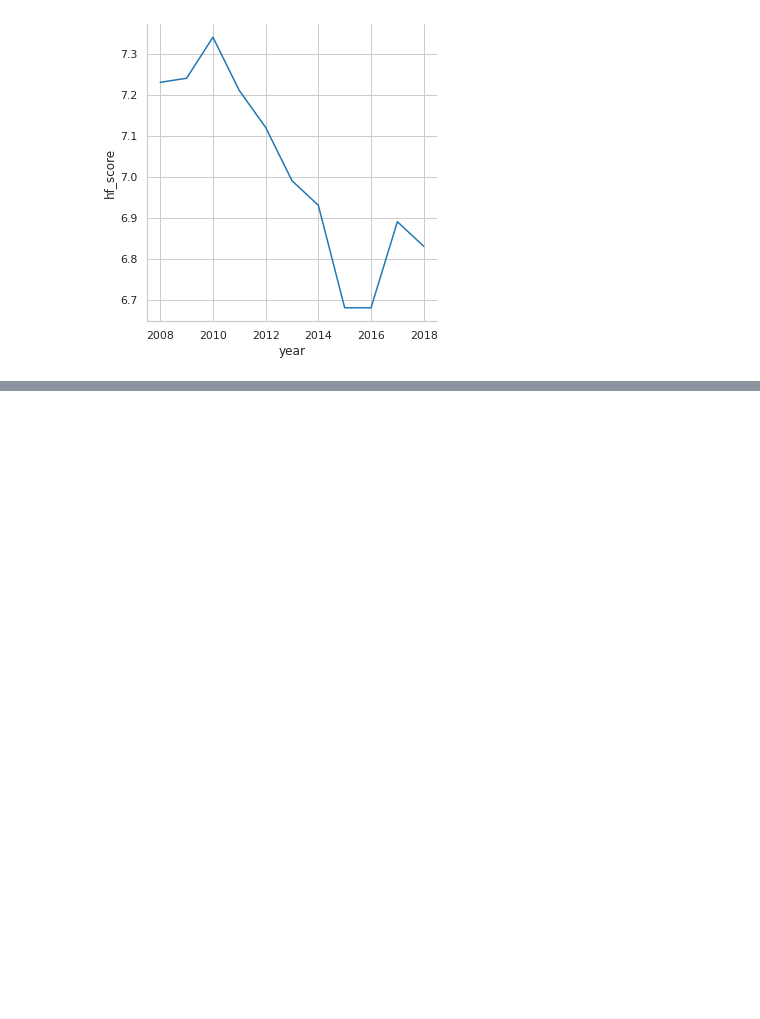
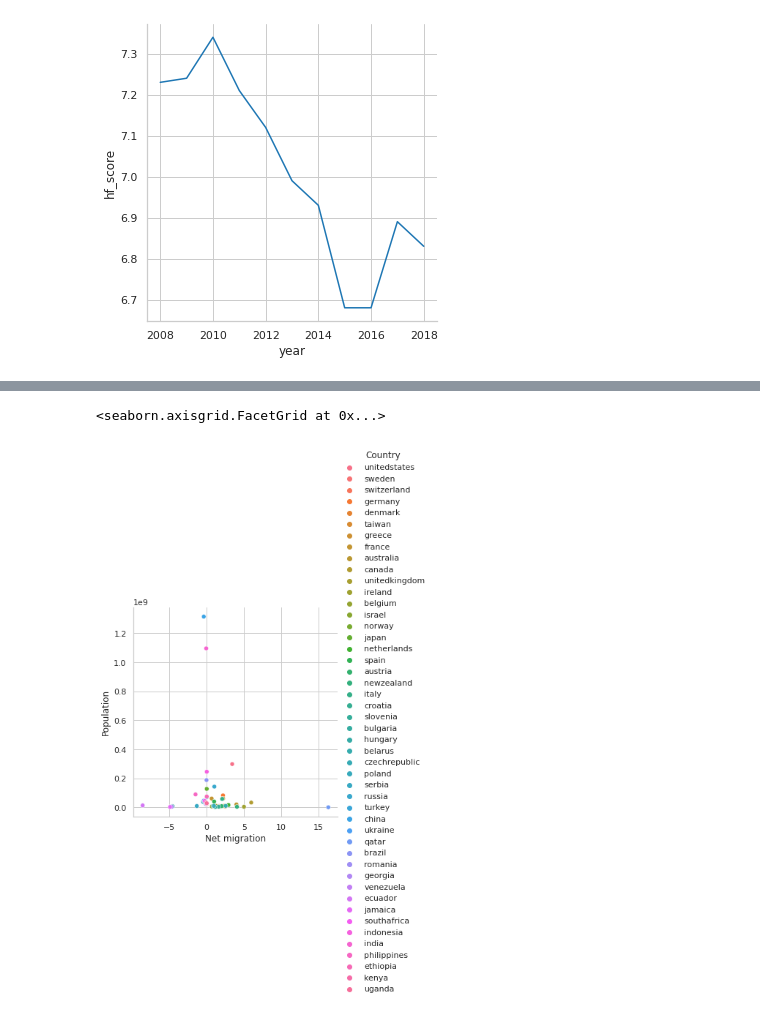
Before and after one commit to HugoVasc/DesafioCIS, a Jupyter notebook: Desafio.ipynb, the cells around one changed output, grey strips where cells are left out. Saved outputs shown, nothing was run; the diff lists cells and outputs as text; code cells hidden in the pictures; blank space fills up the shorter version.

```diff
--- a/Desafio.ipynb
+++ b/Desafio.ipynb
@@ -264,0 +285,6 @@ sns.relplot( data=hmFrd[hmFrd['countries'] == 'brazil'], kind='line', x='year',
+# %%
+#Relação entre tamanho da população e fluxo migratório
+sns.relplot(data=ctrs,x = 'Net migration', y = 'Population', hue = 'Country')
+# %% [output]
+<seaborn.axisgrid.FacetGrid at 0x...>
+[figure, added]
```
Also changed, not shown: parts of 4 cells of this notebook.
